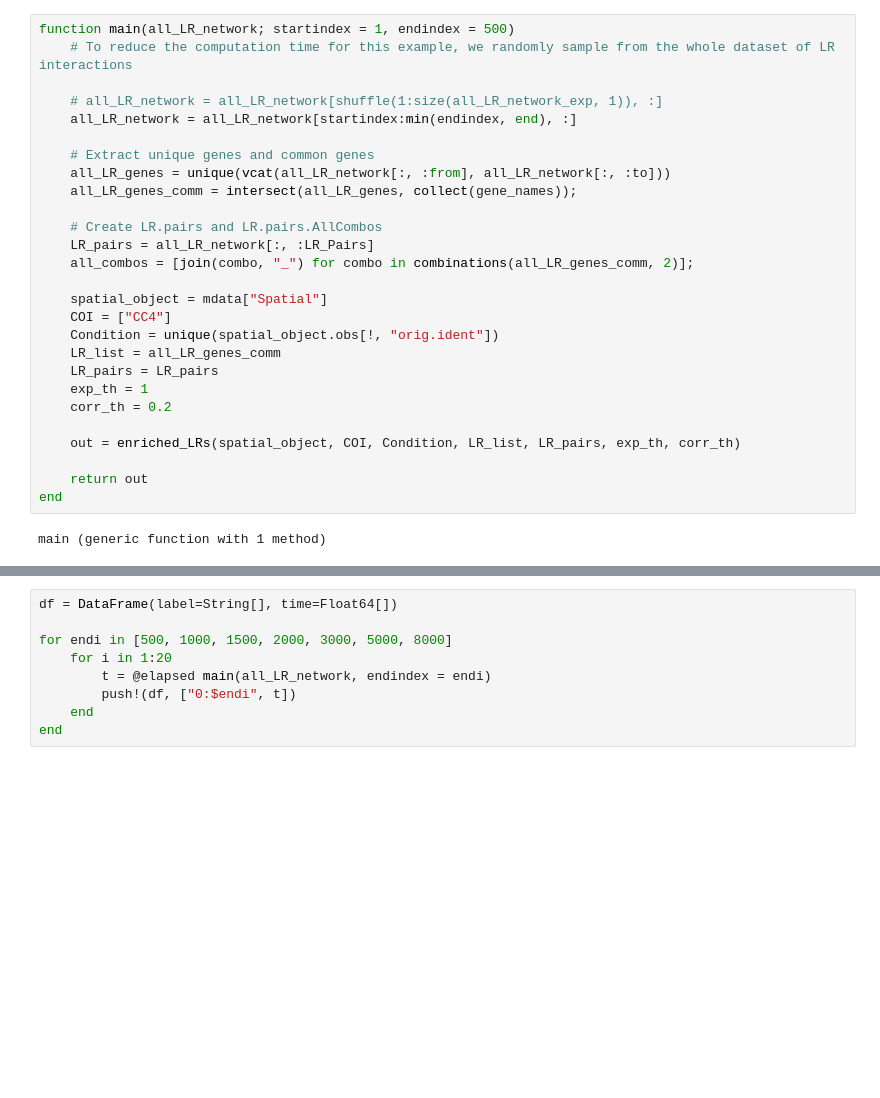
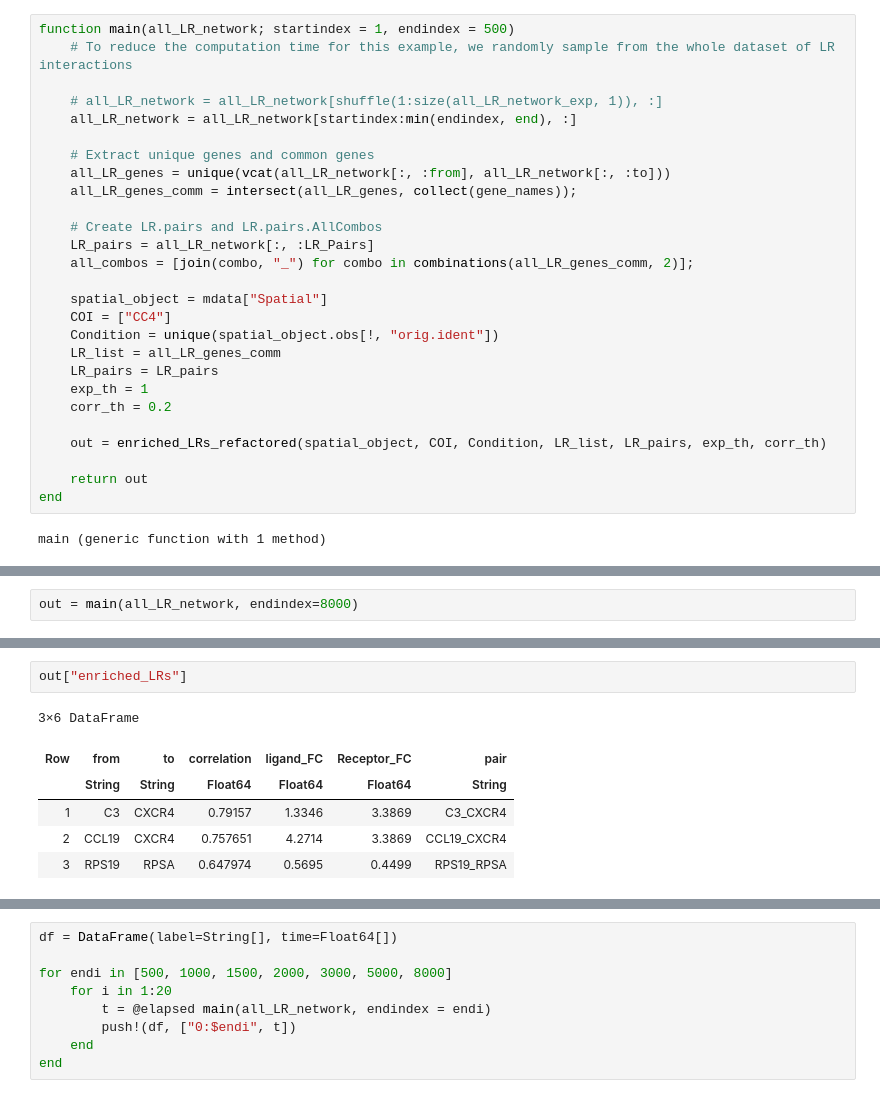
Before and after one commit to aadimator/ISCHIA.jl, a Jupyter notebook: src/benchmarking.ipynb, the cells around one changed output, grey strips where cells are left out. Cells and saved outputs as stored; diff of their text form; blank space fills up the shorter version.

```diff
--- a/src/benchmarking.ipynb
+++ b/src/benchmarking.ipynb
@@ -54,7 +54,7 @@ function main(all_LR_network; startindex = 1, endindex = 500)
     exp_th = 1
     corr_th = 0.2
 
-    out = enriched_LRs(spatial_object, COI, Condition, LR_list, LR_pairs, exp_th, corr_th)
+    out = enriched_LRs_refactored(spatial_object, COI, Condition, LR_list, LR_pairs, exp_th, corr_th)
 
     return out
 end
@@ -75,0 +66,2 @@ Dict{String, Any} with 2 entries:
+# %%
+out = main(all_LR_network, endindex=8000)
@@ -75,0 +83,9 @@ Dict{String, Any} with 2 entries:
+# %%
+out["enriched_LRs"]
+# %% [output]
+3×6 DataFrame
+| Row | from | to | correlation | ligand_FC | Receptor_FC | pair |
+|  | String | String | Float64 | Float64 | Float64 | String |
+| 1 | C3 | CXCR4 | 0.79157 | 1.3346 | 3.3869 | C3_CXCR4 |
+| 2 | CCL19 | CXCR4 | 0.757651 | 4.2714 | 3.3869 | CCL19_CXCR4 |
+| 3 | RPS19 | RPSA | 0.647974 | 0.5695 | 0.4499 | RPS19_RPSA |
```
Also changed, not shown: parts of 4 cells of this notebook, 6 other files.
